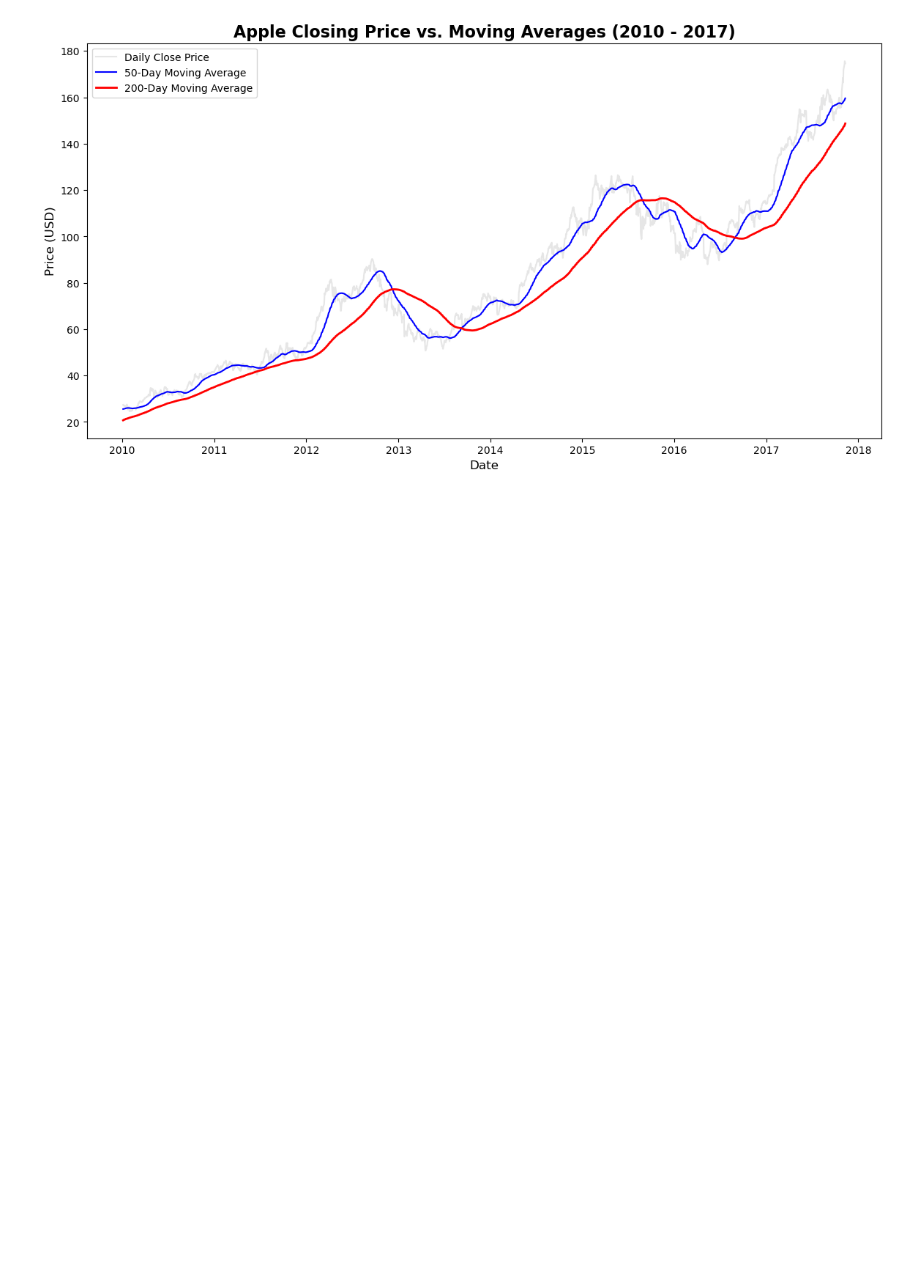
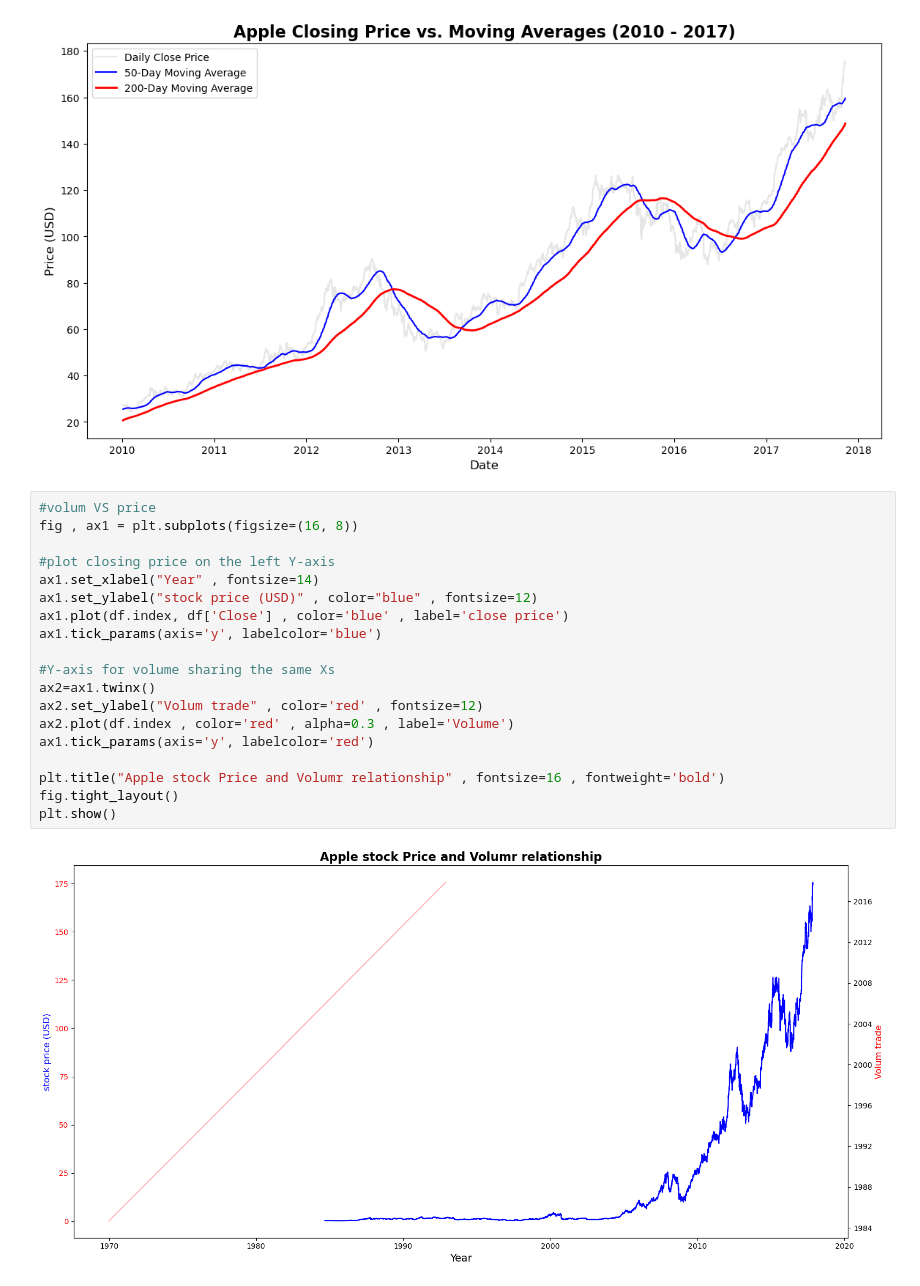
Before and after one commit to Yekta-Ahmadifar/Predict-stock-prices, a Jupyter notebook: StockPricePrediction.ipynb, the cells around one changed output. Drawn from its saved outputs; the diff is of its cells as text; blank space fills up the shorter version.

```diff
--- a/StockPricePrediction.ipynb
+++ b/StockPricePrediction.ipynb
@@ -97,3 +97,24 @@ plt.legend()
 plt.show()
 # %% [output]
 [figure]
+# %%
+#volum VS price
+fig , ax1 = plt.subplots(figsize=(16, 8))
+
+#plot closing price on the left Y-axis
+ax1.set_xlabel("Year" , fontsize=14)
+ax1.set_ylabel("stock price (USD)" , color="blue" , fontsize=12)
+ax1.plot(df.index, df['Close'] , color='blue' , label='close price')
+ax1.tick_params(axis='y', labelcolor='blue')
+
+#Y-axis for volume sharing the same Xs
+ax2=ax1.twinx()
+ax2.set_ylabel("Volum trade" , color='red' , fontsize=12)
+ax2.plot(df.index , color='red' , alpha=0.3 , label='Volume')
+ax1.tick_params(axis='y', labelcolor='red')
+
+plt.title("Apple stock Price and Volumr relationship" , fontsize=16 , fontweight='bold')
+fig.tight_layout()
+plt.show()
+# %% [output]
+[figure, added]
```
